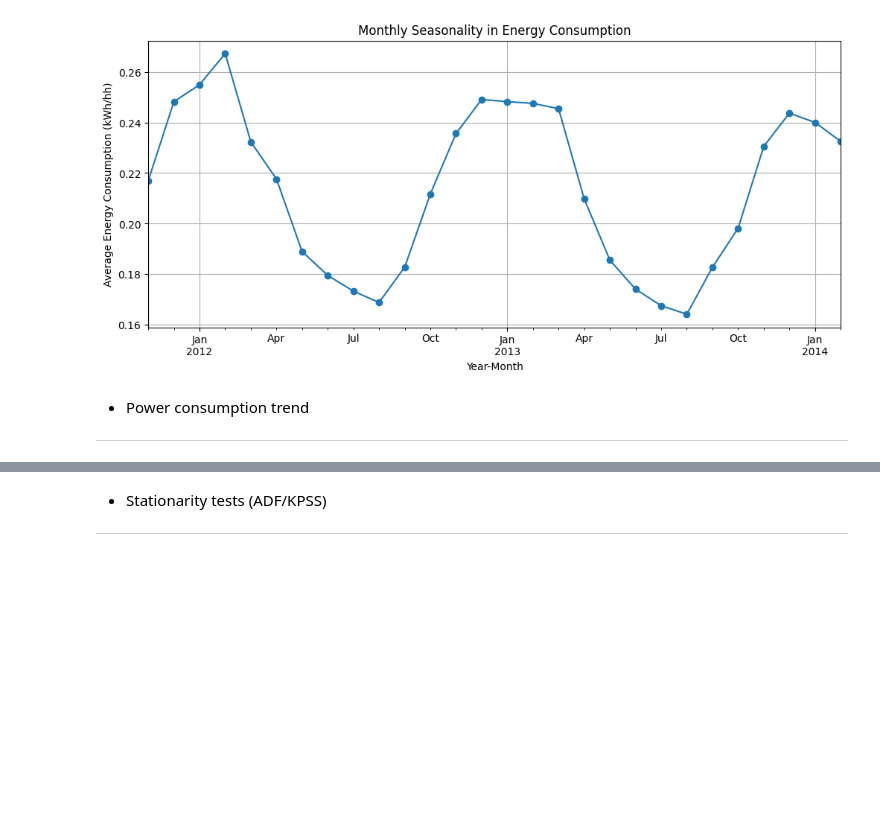
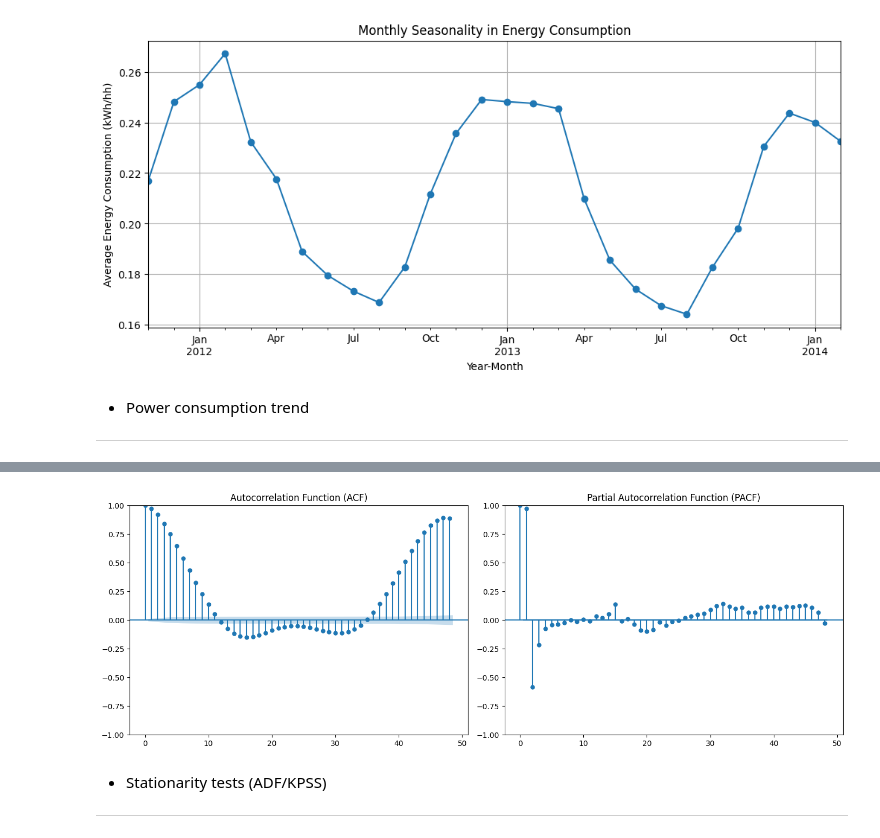
Before and after one commit to joyflorence/TIME-SERIES-AND-FORECASTING, a Jupyter notebook: practice/EXAM PROJECT/project_exam.ipynb, the cells around one changed output, grey strips where cells are left out. Saved outputs shown, nothing was run; the diff lists cells and outputs as text; code cells hidden in the pictures; blank space fills up the shorter version.

```diff
--- a/practice/EXAM PROJECT/project_exam.ipynb
+++ b/practice/EXAM PROJECT/project_exam.ipynb
@@ -578,3 +592,22 @@ plt.show()
+# %%
+#set as index
+power_consumption_cleaned.set_index('tstp', inplace=True)
+
+# Plot ACF and PACF
+fig, axes = plt.subplots(1, 2, figsize=(14, 5))
+
+# ACF plot
+sm.graphics.tsa.plot_acf(power_consumption_cleaned['energy(kWh/hh)'], ax=axes[0], lags=48)
+axes[0].set_title("Autocorrelation Function (ACF)")
+
+# PACF plot
+sm.graphics.tsa.plot_pacf(power_consumption_cleaned['energy(kWh/hh)'], ax=axes[1], lags=48)
+axes[1].set_title("Partial Autocorrelation Function (PACF)")
+
+plt.tight_layout()
+plt.show()
+# %% [output]
+[figure, added]
 # %% [markdown]
 - Stationarity tests (ADF/KPSS)
 ---
```
Also changed, not shown: parts of 42 cells of this notebook.
